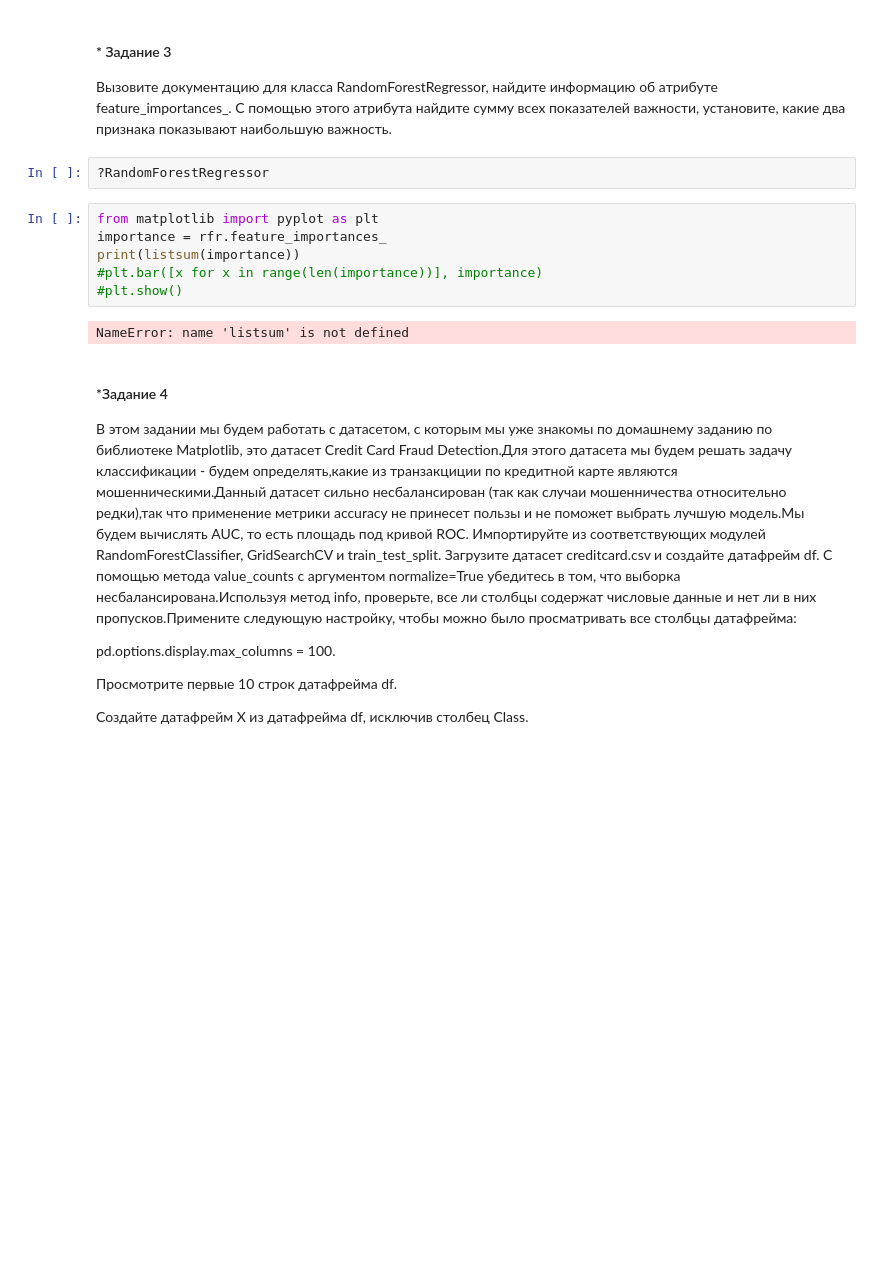
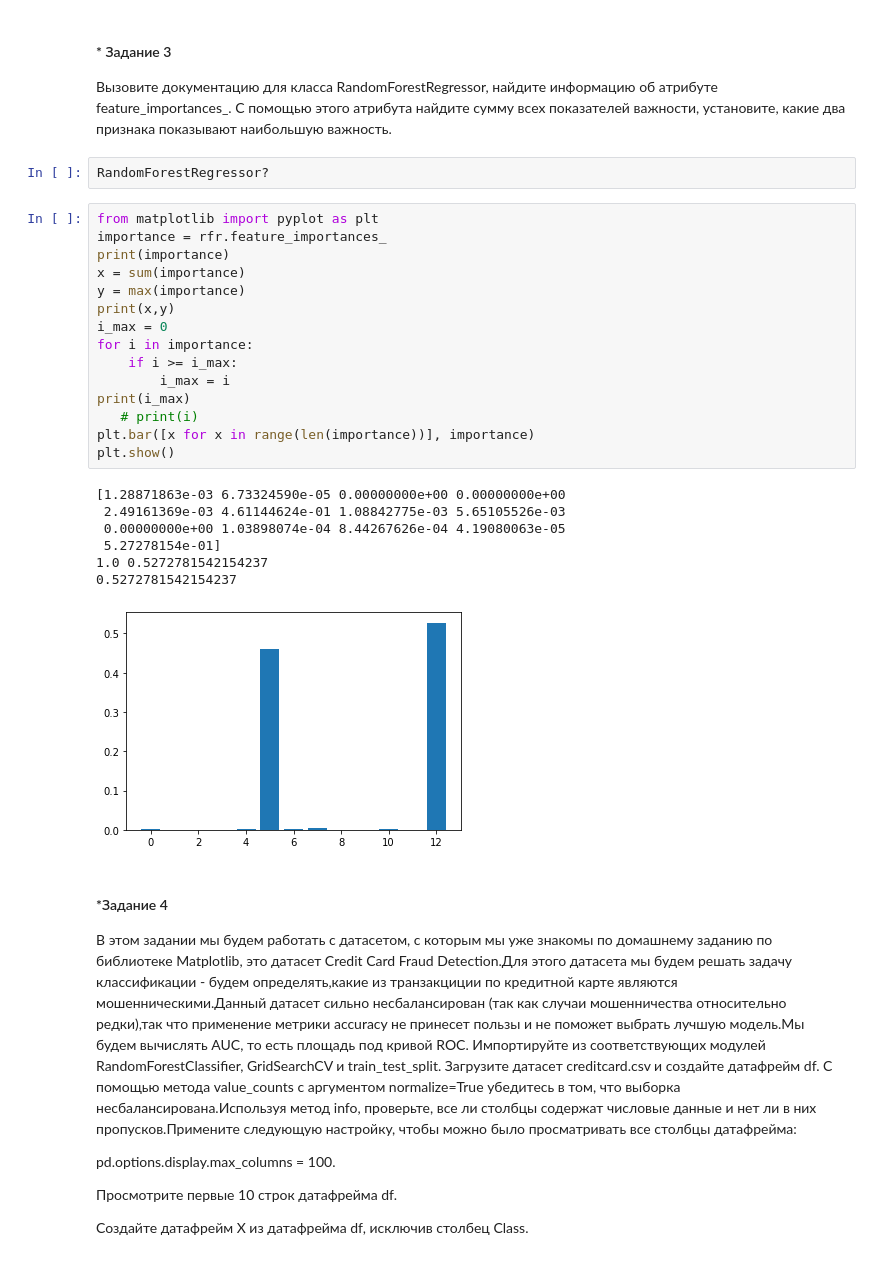
Before and after one commit to kliff52/python_for_ds, a Jupyter notebook: lesson4/HW4.ipynb, the cells around one changed output. Drawn from its saved outputs; the diff is of its cells as text; blank space fills up the shorter version.

```diff
--- a/lesson4/HW4.ipynb
+++ b/lesson4/HW4.ipynb
@@ -190,16 +190,31 @@ r2_score(check_test["y_pred_lr"], check_test["y_test"])
 найдите информацию об атрибуте feature_importances_.
 С помощью этого атрибута найдите сумму всех показателей важности,
 установите, какие два признака показывают наибольшую важность.
-# %%
-?RandomForestRegressor
+# %%
+RandomForestRegressor?
 # %%
 from matplotlib import pyplot as plt
 importance = rfr.feature_importances_
-print(listsum(importance))
-#plt.bar([x for x in range(len(importance))], importance)
-#plt.show()
+print(importance)
+x = sum(importance)
+y = max(importance)
+print(x,y)
+i_max = 0
+for i in importance:
+    if i >= i_max:
+        i_max = i
+print(i_max)
+   # print(i)
+plt.bar([x for x in range(len(importance))], importance)
+plt.show()
 # %% [output]
-NameError: name 'listsum' is not defined
+[1.28871863e-03 6.73324590e-05 0.00000000e+00 0.00000000e+00
+ 2.49161369e-03 4.61144624e-01 1.08842775e-03 5.65105526e-03
+ 0.00000000e+00 1.03898074e-04 8.44267626e-04 4.19080063e-05
+ 5.27278154e-01]
+1.0 0.5272781542154237
+0.5272781542154237
+[figure, added]
 # %% [markdown]
 #### *Задание 4
 В этом задании мы будем работать с датасетом, с которым мы уже знакомы по домашнему заданию по библиотеке Matplotlib, это датасет Credit Card Fraud Detection.Для этого датасета мы будем решать задачу классификации - будем определять,какие из транзакциции по кредитной карте являются мошенническими.Данный датасет сильно несбалансирован (так как случаи мошенничества относительно редки),так что применение метрики accuracy не принесет пользы и не поможет выбрать лучшую модель.Мы будем вычислять AUC, то есть площадь под кривой ROC.
```
Also changed, not shown: 1 other file.
